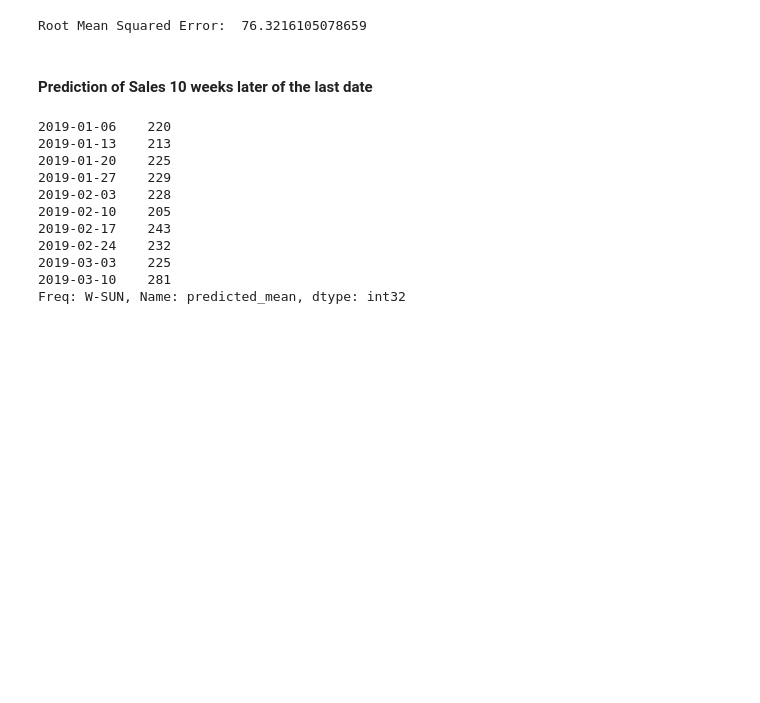
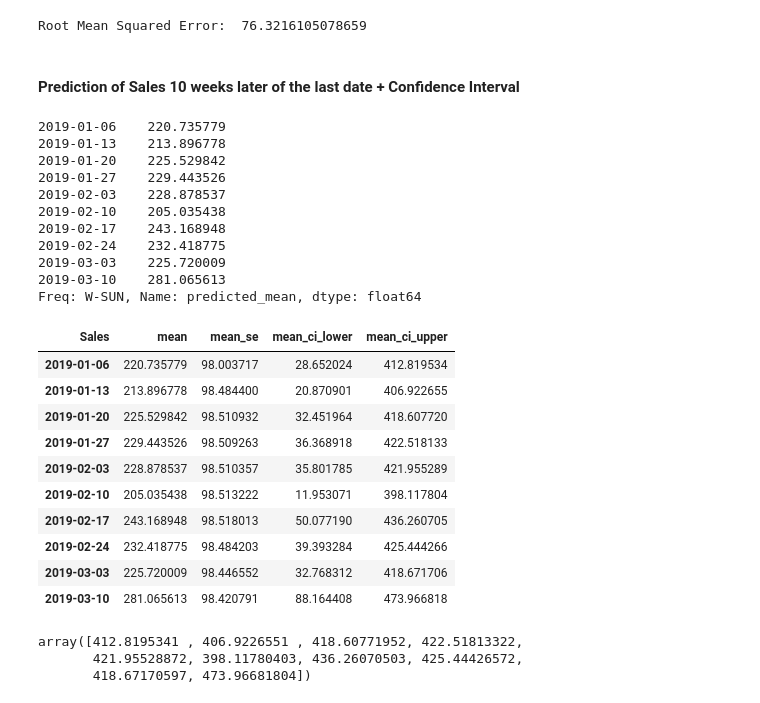
Before and after one commit to sauravjoshi23/Time-Series-Forecasting, a Jupyter notebook: Timeseries_Superstore_Sales_prediction.ipynb, the cells around one changed output. Drawn from its saved outputs; the diff is of its cells as text; code cells hidden in the pictures; blank space fills up the shorter version.

```diff
--- a/Timeseries_Superstore_Sales_prediction.ipynb
+++ b/Timeseries_Superstore_Sales_prediction.ipynb
@@ -375,22 +375,45 @@ print("Root Mean Squared Error: ", rms_sarima)
 [figure]
 Root Mean Squared Error:  76.3216105078659
 # %% [markdown]
-#### Prediction of Sales 10 weeks later of the last date
+#### Prediction of Sales 10 weeks later of the last date + Confidence Interval
 # %%
-forecast = results_sarima.forecast(steps=10) # making a forecast of 10 weeks later of the last date in the 'ORDERDATE' column
-print(forecast.astype('int')) #displays the sales forecast as type integer
+forecast = loaded_model.forecast(steps=10) # making a forecast of 10 weeks later of the last date in the 'ORDERDATE' column
+print(forecast) #displays the sales forecast as type integer
 # %% [output]
-2019-01-06    220
-2019-01-13    213
-2019-01-20    225
-2019-01-27    229
-2019-02-03    228
-2019-02-10    205
-2019-02-17    243
-2019-02-24    232
-2019-03-03    225
-2019-03-10    281
-Freq: W-SUN, Name: predicted_mean, dtype: int32
+2019-01-06    220.735779
+2019-01-13    213.896778
+2019-01-20    225.529842
+2019-01-27    229.443526
+2019-02-03    228.878537
+2019-02-10    205.035438
+2019-02-17    243.168948
+2019-02-24    232.418775
+2019-03-03    225.720009
+2019-03-10    281.065613
+Freq: W-SUN, Name: predicted_mean, dtype: float64
+# %%
+forecast2 = loaded_model.get_forecast(steps=10)
+df_forecast2 = forecast2.summary_frame(alpha=0.05)
+# %%
+df_forecast2
+# %% [output]
+| Sales | mean | mean_se | mean_ci_lower | mean_ci_upper |
+| 2019-01-06 | 220.735779 | 98.003717 | 28.652024 | 412.819534 |
+| 2019-01-13 | 213.896778 | 98.484400 | 20.870901 | 406.922655 |
+| 2019-01-20 | 225.529842 | 98.510932 | 32.451964 | 418.607720 |
+| 2019-01-27 | 229.443526 | 98.509263 | 36.368918 | 422.518133 |
+| 2019-02-03 | 228.878537 | 98.510357 | 35.801785 | 421.955289 |
+| 2019-02-10 | 205.035438 | 98.513222 | 11.953071 | 398.117804 |
+| 2019-02-17 | 243.168948 | 98.518013 | 50.077190 | 436.260705 |
+| 2019-02-24 | 232.418775 | 98.484203 | 39.393284 | 425.444266 |
+| 2019-03-03 | 225.720009 | 98.446552 | 32.768312 | 418.671706 |
+| 2019-03-10 | 281.065613 | 98.420791 | 88.164408 | 473.966818 |
+# %%
+df_forecast2.mean_ci_upper.values
+# %% [output]
+array([412.8195341 , 406.9226551 , 418.60771952, 422.51813322,
+       421.95528872, 398.11780403, 436.26070503, 425.44426572,
+       418.67170597, 473.96681804])
 # %%
 #save Model
 results_sarima.save('model_superstore_sales.pkl')
```
Also changed, not shown: parts of 6 cells of this notebook, 22 other files.
